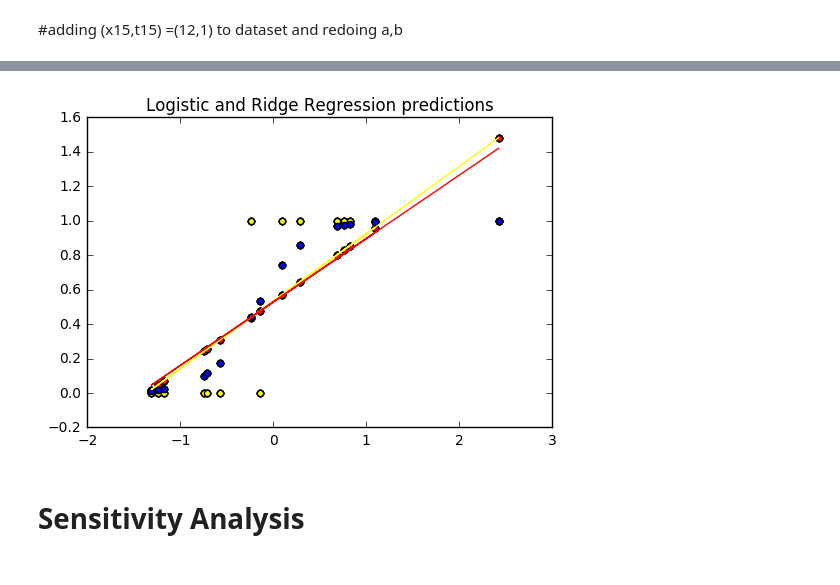
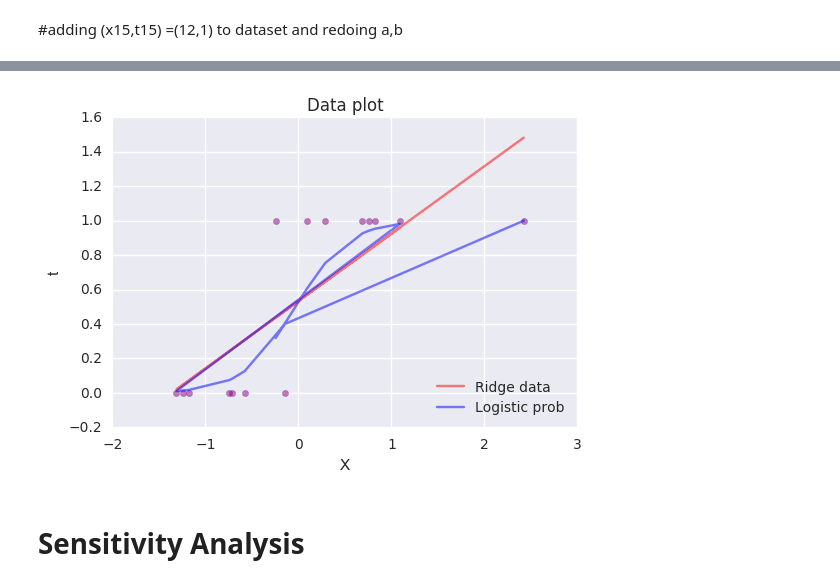
Before and after one commit to AnkitDutta7/Machine-Learning-IEOR290, a Jupyter notebook: HW5_Ankit_dutta.ipynb, the cells around one changed output, grey strips where cells are left out. Saved outputs shown, nothing was run; the diff lists cells and outputs as text; code cells hidden in the pictures.

```diff
--- a/HW5_Ankit_dutta.ipynb
+++ b/HW5_Ankit_dutta.ipynb
@@ -107,21 +119,27 @@ plt.show()
 # %%
-ridge = linear_model.Ridge(alpha=0.1).fit(X, t.ravel())
-predict_ridge=ridge.predict(X)
+ridgem = linear_model.Ridge(alpha=0.1).fit(Xm, tm.ravel())
+predict_ridgem=ridge.predict(Xm)
+rwm0=ridgem.coef_
+rwm1=ridgem.intercept_
+yrm=rwm0*Xm+rwm1
 # %%
-logreg=linear_model.LogisticRegression(penalty='l2',C=10).fit(X,t.ravel())
-predict_log=logreg.predict(X)
-predlog=logreg.predict_proba(X)
+logregm=linear_model.LogisticRegression(penalty='l2',C=10).fit(Xm,tm.ravel())
+predict_logm=logreg.predict(Xm)
+predlogm=logreg.predict_proba(Xm)
-# %%
-plt.scatter(X,t,c='yellow')
-plt.scatter(X,predict_ridge,c='red')
-plt.scatter(X,predlog[:,1],c='blue')
-poly=np.poly1d(np.polyfit(X[:,0],predict_ridge,1))
-plt.plot(X[:,0],poly(X),'-',c='yellow')
-
-poly=np.poly1d(np.polyfit(X[:,0],predlog[:,1],1))
-plt.plot(X[:,0],poly(X),'-',c='red')
-
-plt.title('Logistic and Ridge Regression predictions')
-plt.show()
-# %% [output]
-[figure, removed]
+# %%
+plt.scatter(Xm,tm,color="purple",alpha=0.5)
+plt.plot(Xm,yrm,color="red",label='Ridge data',alpha=0.5)
+#def model(X):
+#    return 1 / (1 + np.exp(-X))
+#loss = model(X * logreg.coef_ + logreg.intercept_)
+
+plt.plot(Xm,predlogm[:,1],color="blue",label='Logistic prob',alpha=0.5)
+plt.title('Logistic and Ridge Regression predictions')
+plt.xlabel('X')
+plt.ylabel('t')
+plt.legend(loc='lower right')
+plt.title("Data plot")
+
+plt.show()
+# %% [output]
+[figure, added]
```
Also changed, not shown: parts of 22 cells of this notebook.
